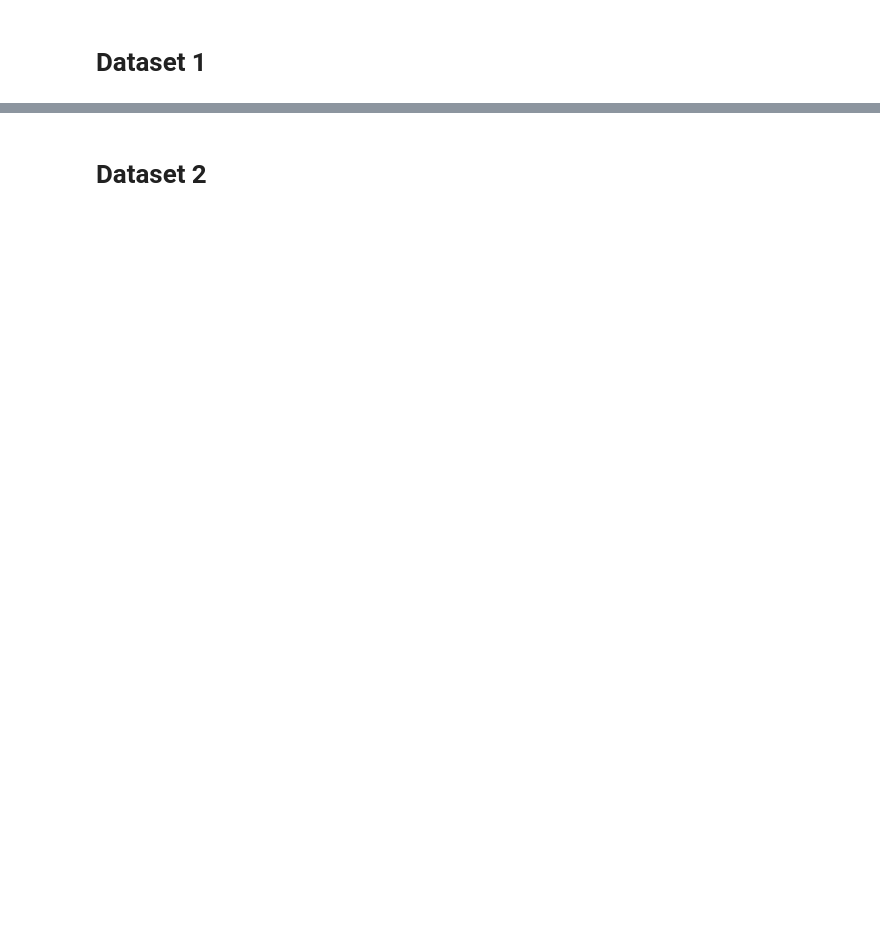
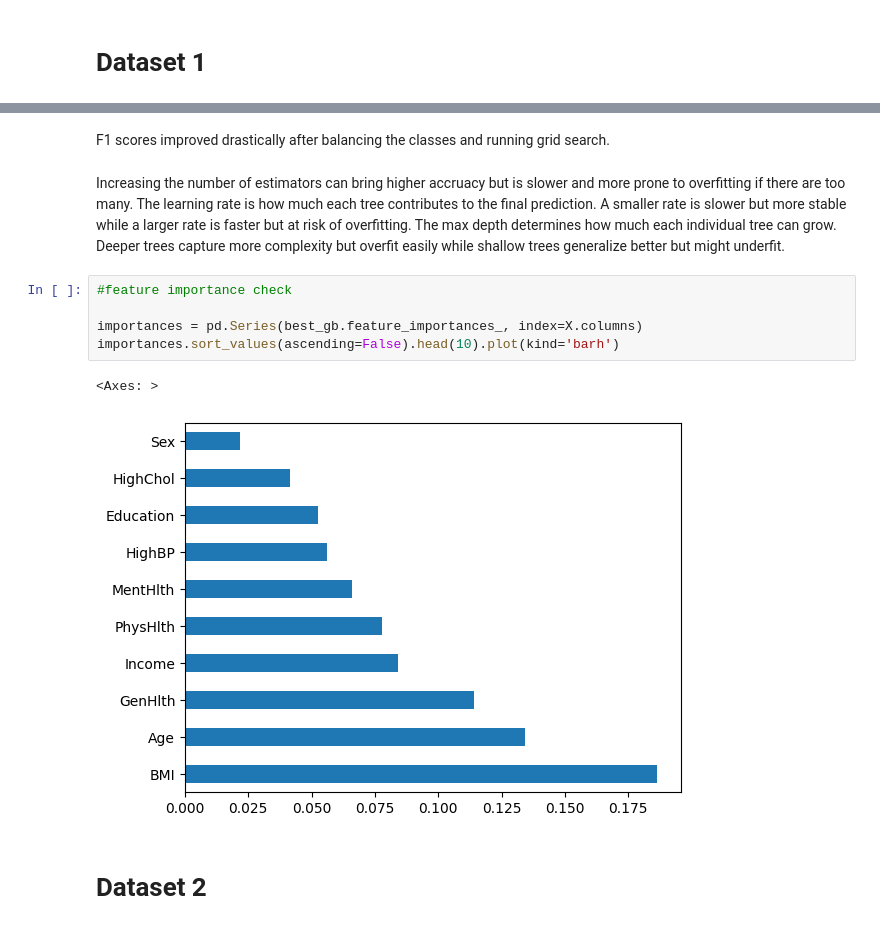
Before and after one commit to rain-dimen/Data-Science-Capstone_Fall-2025_Milestone-2, a Jupyter notebook: OMDS-Capstone-Week9-Dimen-Rain.ipynb, the cells around one changed output, grey strips where cells are left out. Cells and saved outputs as stored; diff of their text form; blank space fills up the shorter version.

```diff
--- a/OMDS-Capstone-Week9-Dimen-Rain.ipynb
+++ b/OMDS-Capstone-Week9-Dimen-Rain.ipynb
@@ -171,3 +293,15 @@ weighted avg       0.84      0.67      0.73      2000
+# %% [markdown]
+F1 scores improved drastically after balancing the classes and running grid search.
+# %% [markdown]
+Increasing the number of estimators can bring higher accruacy but is slower and more prone to overfitting if there are too many. The learning rate is how much each tree contributes to the final prediction. A smaller rate is slower but more stable while a larger rate is faster but at risk of overfitting. The max depth determines how much each individual tree can grow. Deeper trees capture more complexity but overfit easily while shallow trees generalize better but might underfit.
+# %%
+#feature importance check
+
+importances = pd.Series(best_gb.feature_importances_, index=X.columns)
+importances.sort_values(ascending=False).head(10).plot(kind='barh')
+# %% [output]
+<Axes: >
+[figure, added]
 # %% [markdown]
 # Dataset 2
 # %%
```
Also changed, not shown: parts of 28 cells of this notebook.
